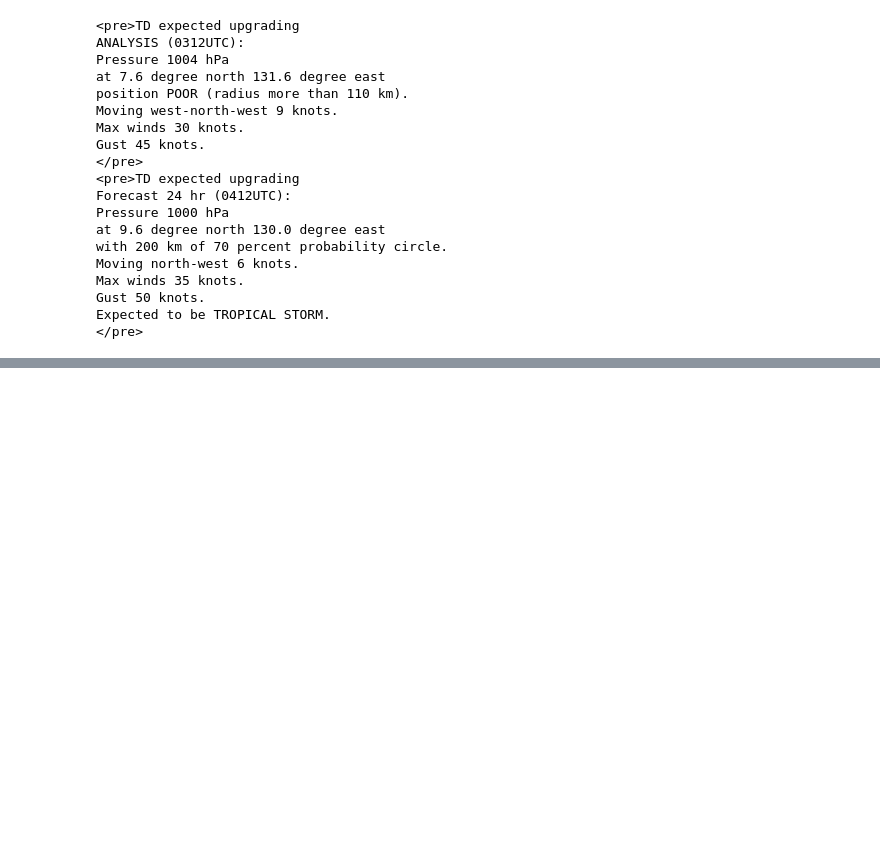
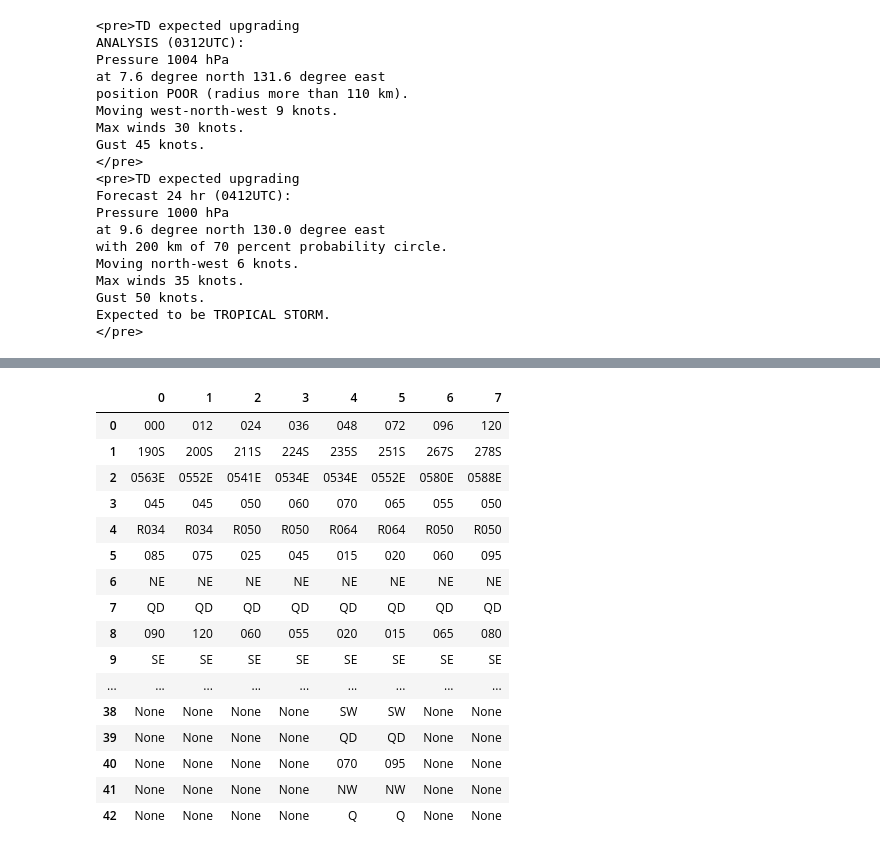
Before and after one commit to ec-jrc/pyStorms, a Jupyter notebook: Parsing Bulletins.ipynb, the cells around one changed output, grey strips where cells are left out. Cells and saved outputs as stored; diff of their text form; code cells hidden in the pictures; blank space fills up the shorter version.

```diff
--- a/Parsing Bulletins.ipynb
+++ b/Parsing Bulletins.ipynb
@@ -79,0 +157,6 @@ Expected to be TROPICAL STORM.
+# %%
+data =[line.strip() for line in det.splitlines() if ('T' is line.strip()[0]) & ('QD' in line.strip()[-2:])]
+# %%
+data = [re.sub(' ',',',elem) for elem in data]
+# %%
+data = [v.split(',') for v in data]
@@ -79,0 +183,2 @@ Expected to be TROPICAL STORM.
+# %%
+df = pd.DataFrame(data)[0].str[1:-1].str.split(',', expand=True)
@@ -79,0 +224,20 @@ Expected to be TROPICAL STORM.
+# %%
+df.T
+# %% [output]
+|  | 0 | 1 | 2 | 3 | 4 | 5 | 6 | 7 |
+| 0 | 000 | 012 | 024 | 036 | 048 | 072 | 096 | 120 |
+| 1 | 190S | 200S | 211S | 224S | 235S | 251S | 267S | 278S |
+| 2 | 0563E | 0552E | 0541E | 0534E | 0534E | 0552E | 0580E | 0588E |
+| 3 | 045 | 045 | 050 | 060 | 070 | 065 | 055 | 050 |
+| 4 | R034 | R034 | R050 | R050 | R064 | R064 | R050 | R050 |
+| 5 | 085 | 075 | 025 | 045 | 015 | 020 | 060 | 095 |
+| 6 | NE | NE | NE | NE | NE | NE | NE | NE |
+| 7 | QD | QD | QD | QD | QD | QD | QD | QD |
+| 8 | 090 | 120 | 060 | 055 | 020 | 015 | 065 | 080 |
+| 9 | SE | SE | SE | SE | SE | SE | SE | SE |
+| ... | ... | ... | ... | ... | ... | ... | ... | ... |
+| 38 | None | None | None | None | SW | SW | None | None |
+| 39 | None | None | None | None | QD | QD | None | None |
+| 40 | None | None | None | None | 070 | 095 | None | None |
+| 41 | None | None | None | None | NW | NW | None | None |
+| 42 | None | None | None | None | Q | Q | None | None |
```
Also changed, not shown: parts of 22 cells of this notebook, 2 other files.
